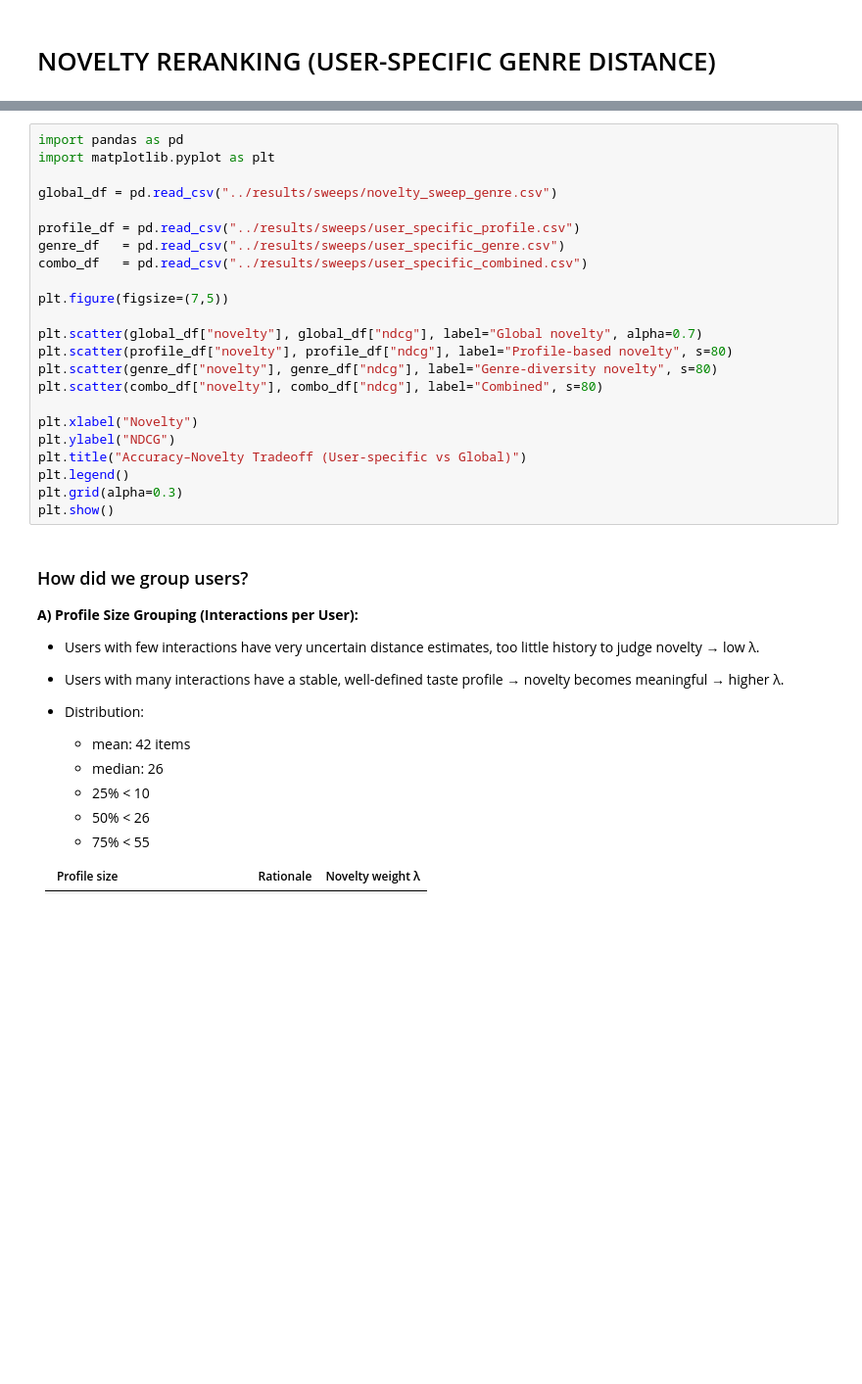
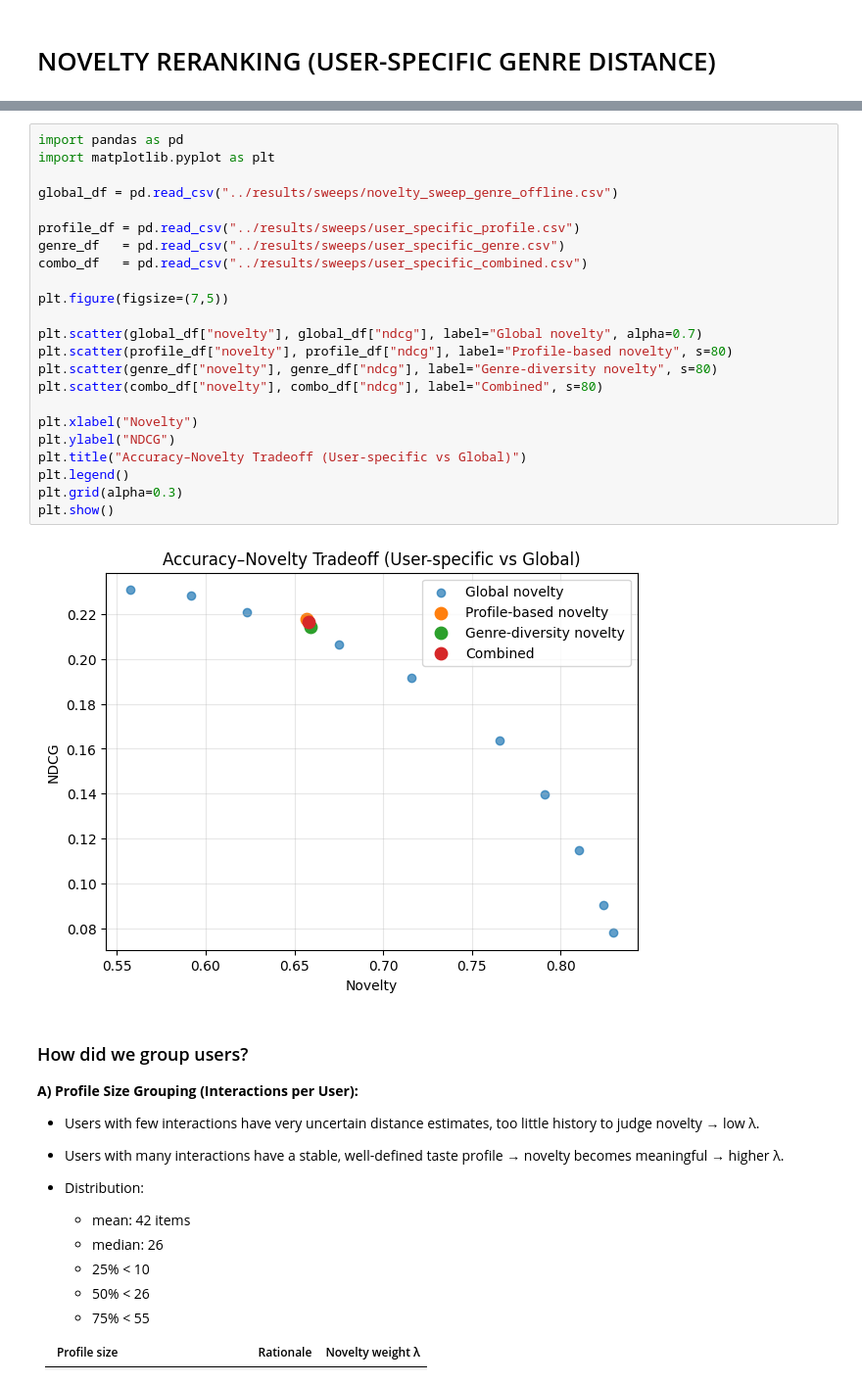
Before and after one commit to nabil-elouaamari/novelty-aware-recommenders, a Jupyter notebook: notebooks/05_novelty_reranking.ipynb, the cells around one changed output, grey strips where cells are left out. Shown at 98% size. Saved outputs shown, nothing was run; the diff lists cells and outputs as text; blank space fills up the shorter version.

```diff
--- a/notebooks/05_novelty_reranking.ipynb
+++ b/notebooks/05_novelty_reranking.ipynb
@@ -148,26 +199,28 @@ metrics_combined
 # %%
 import pandas as pd
 import matplotlib.pyplot as plt
 
-global_df = pd.read_csv("../results/sweeps/novelty_sweep_genre.csv")
+global_df = pd.read_csv("../results/sweeps/novelty_sweep_genre_offline.csv")
 
 profile_df = pd.read_csv("../results/sweeps/user_specific_profile.csv")
 genre_df   = pd.read_csv("../results/sweeps/user_specific_genre.csv")
 combo_df   = pd.read_csv("../results/sweeps/user_specific_combined.csv")
 
 plt.figure(figsize=(7,5))
 
 plt.scatter(global_df["novelty"], global_df["ndcg"], label="Global novelty", alpha=0.7)
 plt.scatter(profile_df["novelty"], profile_df["ndcg"], label="Profile-based novelty", s=80)
 plt.scatter(genre_df["novelty"], genre_df["ndcg"], label="Genre-diversity novelty", s=80)
 plt.scatter(combo_df["novelty"], combo_df["ndcg"], label="Combined", s=80)
 
 plt.xlabel("Novelty")
 plt.ylabel("NDCG")
 plt.title("Accuracy–Novelty Tradeoff (User-specific vs Global)")
 plt.legend()
 plt.grid(alpha=0.3)
 plt.show()
+# %% [output]
+[figure, added]
 # %% [markdown]
 ### How did we group users?
 <b> A) Profile Size Grouping (Interactions per User):</b>
```
Also changed, not shown: parts of 9 cells of this notebook, 8 other files.
